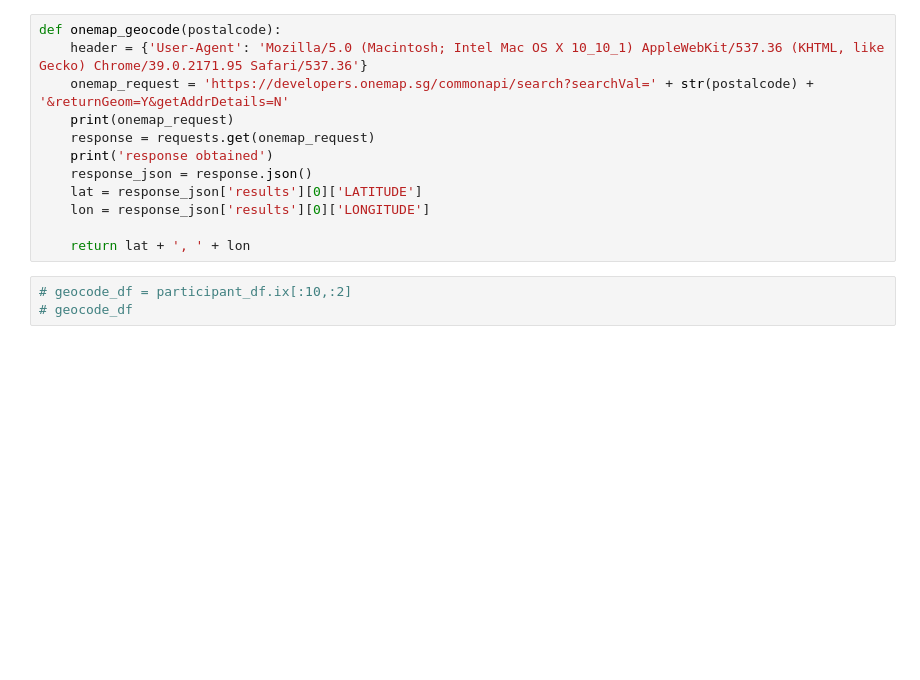
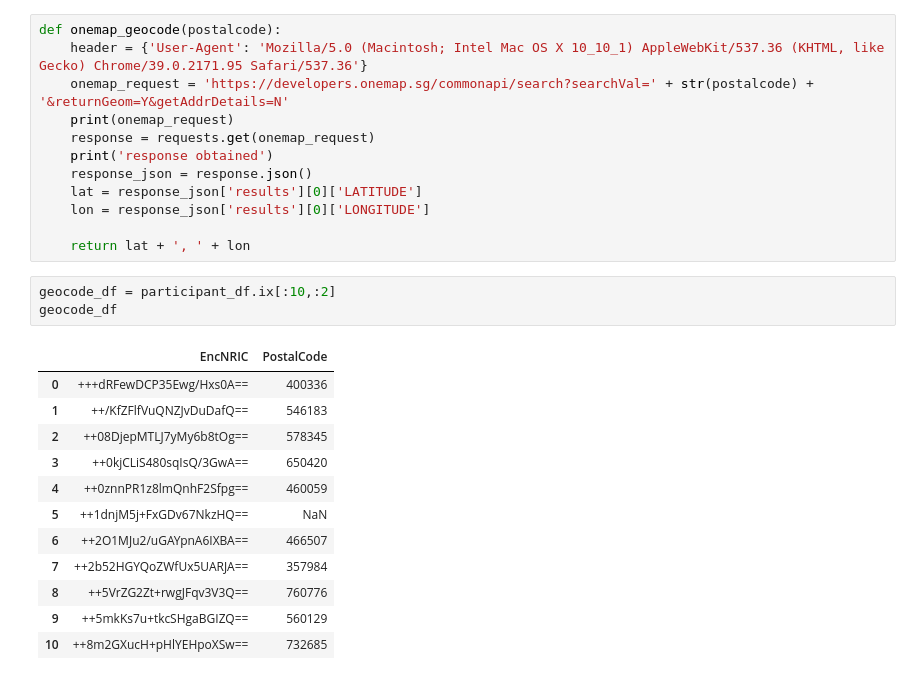
Before and after one commit to freedaemons/hpb_i2p, a Jupyter notebook: jupyter/geocode/onemap_geocoder.ipynb, the cells around one changed output. Saved outputs shown, nothing was run; the diff lists cells and outputs as text; blank space fills up the shorter version.

```diff
--- a/jupyter/geocode/onemap_geocoder.ipynb
+++ b/jupyter/geocode/onemap_geocoder.ipynb
@@ -34,8 +43,21 @@ def onemap_geocode(postalcode):
 
     return lat + ', ' + lon
 # %%
-# geocode_df = participant_df.ix[:10,:2]
-# geocode_df
+geocode_df = participant_df.ix[:10,:2]
+geocode_df
+# %% [output]
+|  | EncNRIC | PostalCode |
+| 0 | +++dRFewDCP35Ewg/Hxs0A== | 400336 |
+| 1 | ++/KfZFlfVuQNZJvDuDafQ== | 546183 |
+| 2 | ++08DjepMTLJ7yMy6b8tOg== | 578345 |
+| 3 | ++0kjCLiS480sqIsQ/3GwA== | 650420 |
+| 4 | ++0znnPR1z8lmQnhF2Sfpg== | 460059 |
+| 5 | ++1dnjM5j+FxGDv67NkzHQ== | NaN |
+| 6 | ++2O1MJu2/uGAYpnA6IXBA== | 466507 |
+| 7 | ++2b52HGYQoZWfUx5UARJA== | 357984 |
+| 8 | ++5VrZG2Zt+rwgJFqv3V3Q== | 760776 |
+| 9 | ++5mkKs7u+tkcSHgaBGIZQ== | 560129 |
+| 10 | ++8m2GXucH+pHlYEHpoXSw== | 732685 |
 # %%
 onemap_geocode(178880)
 # %% [output]
```
Also changed, not shown: parts of 6 cells of this notebook, 3 other files.
